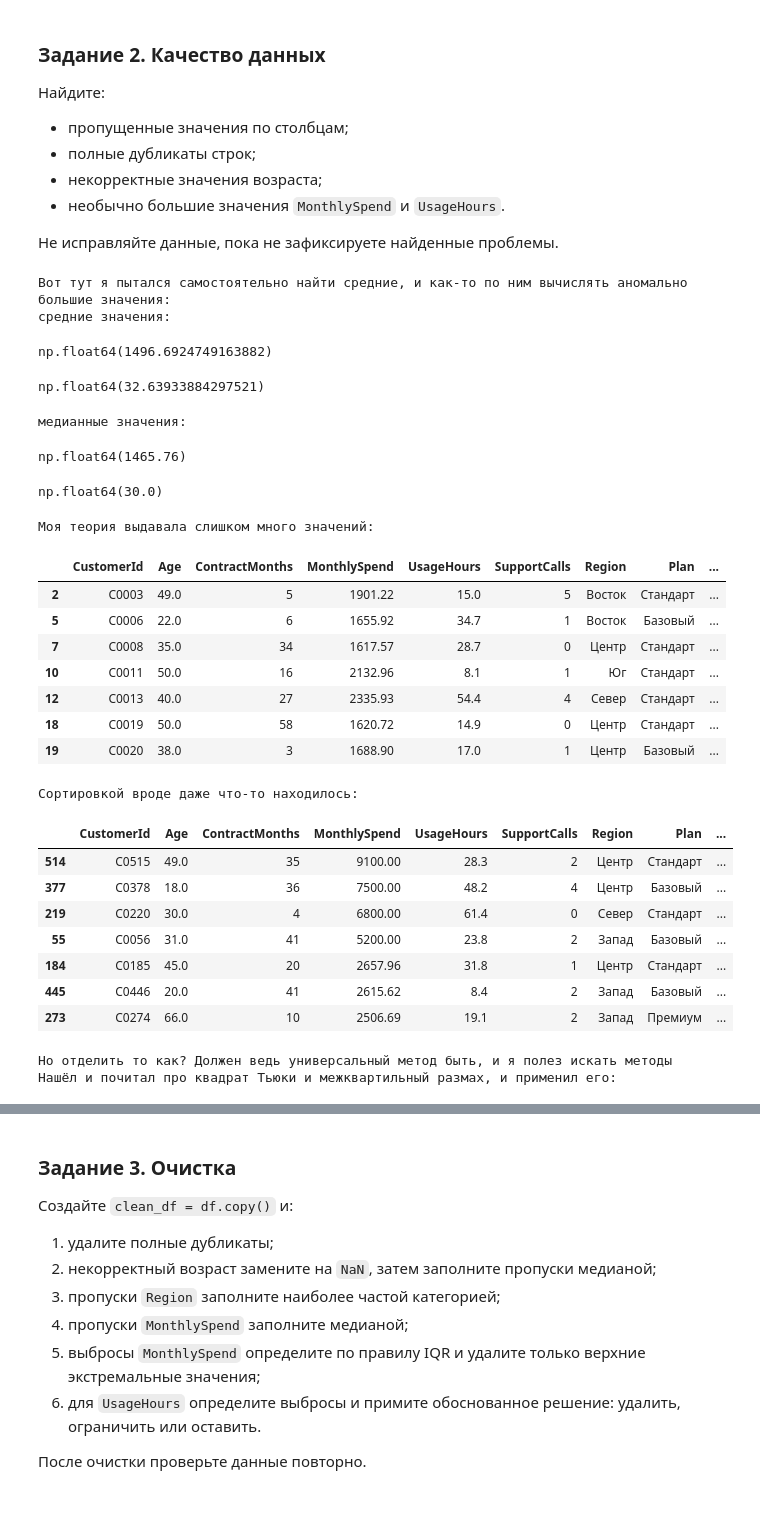
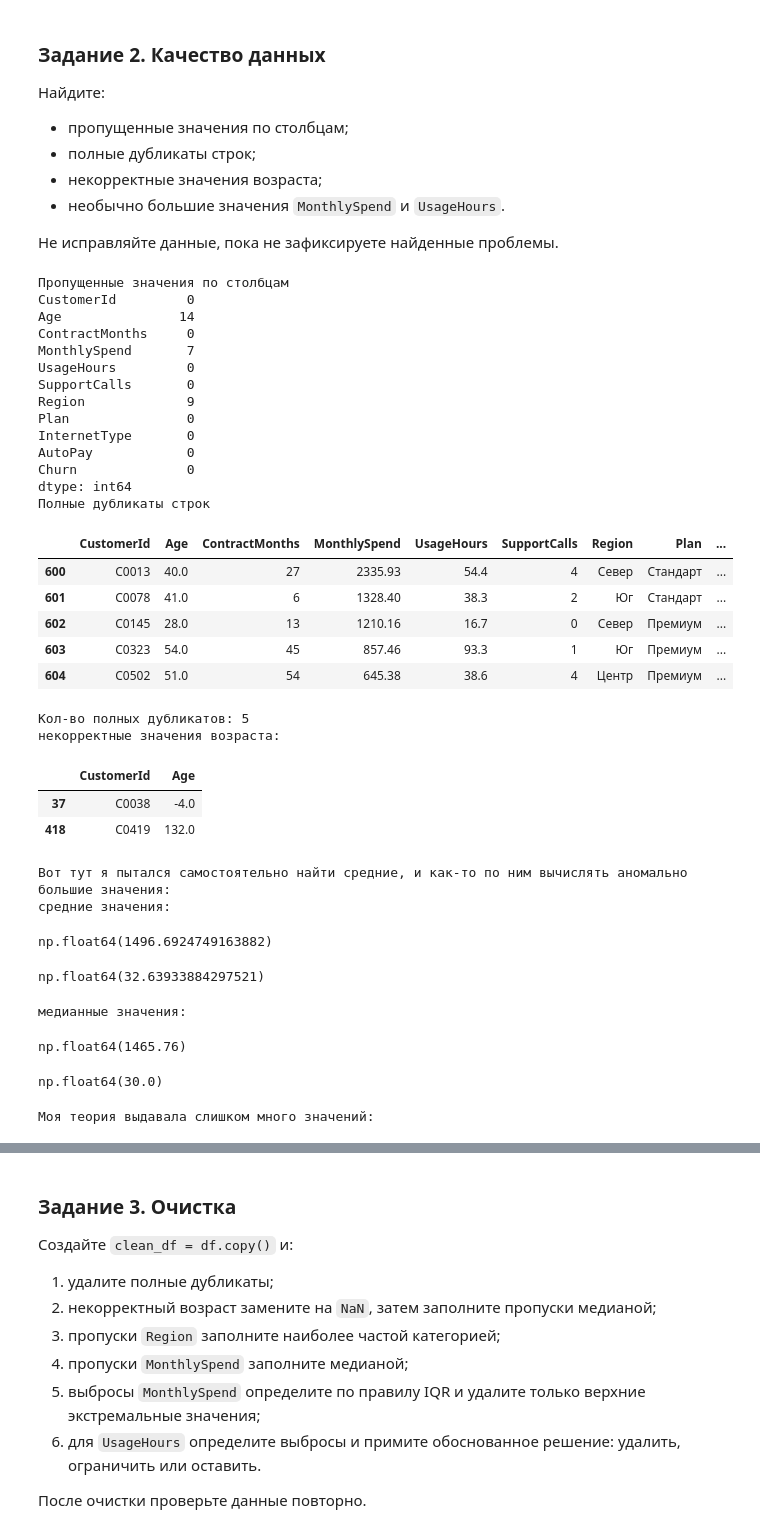
Before and after one commit to PurpleSwtr/asu-ai-environment, a Jupyter notebook: labs/lab1/lab1.ipynb, the cells around one changed output, grey strips where cells are left out. Cells and saved outputs as stored; diff of their text form; code cells hidden in the pictures; blank space fills up the shorter version.

```diff
--- a/labs/lab1/lab1.ipynb
+++ b/labs/lab1/lab1.ipynb
@@ -55,20 +80,20 @@ print(df.tail())
 
 Не исправляйте данные, пока не зафиксируете найденные проблемы.
 # %%
-# print("Пропущенные значения по столбцам")
-# print(df.isnull().sum())
+print("Пропущенные значения по столбцам")
+print(df.isnull().sum())
 
-# print("Полные дубликаты строк")
+print("Полные дубликаты строк")
 
-# duplicates = df[df.duplicated()]
-# display(duplicates)
-# print("Кол-во полных дубликатов:", df.duplicated().sum())
+duplicates = df[df.duplicated()]
+display(duplicates)
+print("Кол-во полных дубликатов:", df.duplicated().sum())
 
-# print("некорректные значения возраста:")
-# invalid_age = df[(df['Age'] < 0) | (df['Age'] > 100)]
+print("некорректные значения возраста:")
+invalid_age = df[(df['Age'] < 0) | (df['Age'] > 100)]
 
-# if len(invalid_age) > 0:
-#     display(invalid_age[['CustomerId', 'Age']])
+if len(invalid_age) > 0:
+    display(invalid_age[['CustomerId', 'Age']])
 
 print("Вот тут я пытался самостоятельно найти средние, и как-то по ним вычислять аномально большие значения:")
 
@@ -98,57 +123,63 @@ print("Но отделить то как? Должен ведь универса
 print("Нашёл и почитал про квадрат Тьюки и межквартильный размах, и применил его:")
 
 # MonthlySpend
 Q1 = df['MonthlySpend'].quantile(0.25)
 Q3 = df['MonthlySpend'].quantile(0.75)
 IQR = Q3 - Q1
 upper = Q3 + 1.5 * IQR
 unusual_spend = df[df['MonthlySpend'] > upper]
 display(unusual_spend[['MonthlySpend']])
 
 print("Хоть это и эмпирически верное решение, но я подумал что коэффициент лучше докрутить до 1.7 минимум, потому что я не считаю что 2657.96 или 2615.62 это анимально большие значения")
 
 print("И да, наверное в анализе данных или ml потеря условно пары верхних значений не критична, поэтому берут 1.5, но 1.7 в данном контексте дало более точные результаты")
 
 print("Создал метод специальный для этого")
 
 def interquartile(df, by_row: str):
     _df = df
     Q1 = _df[by_row].quantile(0.25)
     Q3 = _df[by_row].quantile(0.75)
     IQR = Q3 - Q1
     upper = Q3 + 1.7 * IQR
     unusual_spend = _df[_df[by_row] > upper]
     display(unusual_spend[[by_row]])
 
 print('итого:')
 
 interquartile(df=df, by_row='MonthlySpend')
 interquartile(df=df, by_row='UsageHours')
 # %% [output]
-Вот тут я пытался самостоятельно найти средние, и как-то по ним вычислять аномально большие значения:
-средние значения:
+Пропущенные значения по столбцам
+CustomerId         0
+Age               14
+ContractMonths     0
+MonthlySpend       7
+UsageHours         0
+SupportCalls       0
+Region             9
+Plan               0
+InternetType       0
+AutoPay            0
+Churn              0
+dtype: int64
+Полные дубликаты строк
+|  | CustomerId | Age | ContractMonths | MonthlySpend | UsageHours | SupportCalls | Region | Plan | ... |
+| 600 | C0013 | 40.0 | 27 | 2335.93 | 54.4 | 4 | Север | Стандарт | ... |
+| 601 | C0078 | 41.0 | 6 | 1328.40 | 38.3 | 2 | Юг | Стандарт | ... |
+| 602 | C0145 | 28.0 | 13 | 1210.16 | 16.7 | 0 | Север | Премиум | ... |
+| 603 | C0323 | 54.0 | 45 | 857.46 | 93.3 | 1 | Юг | Премиум | ... |
+| 604 | C0502 | 51.0 | 54 | 645.38 | 38.6 | 4 | Центр | Премиум | ... |
-np.float64(1496.6924749163882)
+Кол-во полных дубликатов: 5
+некорректные значения возраста:
+|  | CustomerId | Age |
+| 37 | C0038 | -4.0 |
+| 418 | C0419 | 132.0 |
-np.float64(32.63933884297521)
+Вот тут я пытался самостоятельно найти средние, и как-то по ним вычислять аномально большие значения:
+средние значения:
-медианные значения:
+np.float64(1496.6924749163882)
-np.float64(1465.76)
+np.float64(32.63933884297521)
-np.float64(30.0)
+медианные значения:
-Моя теория выдавала слишком много значений:
+np.float64(1465.76)
-|  | CustomerId | Age | ContractMonths | MonthlySpend | UsageHours | SupportCalls | Region | Plan | ... |
-| 2 | C0003 | 49.0 | 5 | 1901.22 | 15.0 | 5 | Восток | Стандарт | ... |
-| 5 | C0006 | 22.0 | 6 | 1655.92 | 34.7 | 1 | Восток | Базовый | ... |
-| 7 | C0008 | 35.0 | 34 | 1617.57 | 28.7 | 0 | Центр | Стандарт | ... |
-| 10 | C0011 | 50.0 | 16 | 2132.96 | 8.1 | 1 | Юг | Стандарт | ... |
-| 12 | C0013 | 40.0 | 27 | 2335.93 | 54.4 | 4 | Север | Стандарт | ... |
-| 18 | C0019 | 50.0 | 58 | 1620.72 | 14.9 | 0 | Центр | Стандарт | ... |
-| 19 | C0020 | 38.0 | 3 | 1688.90 | 17.0 | 1 | Центр | Базовый | ... |
-Сортировкой вроде даже что-то находилось:
+np.float64(30.0)
-|  | CustomerId | Age | ContractMonths | MonthlySpend | UsageHours | SupportCalls | Region | Plan | ... |
-| 514 | C0515 | 49.0 | 35 | 9100.00 | 28.3 | 2 | Центр | Стандарт | ... |
-| 377 | C0378 | 18.0 | 36 | 7500.00 | 48.2 | 4 | Центр | Базовый | ... |
-| 219 | C0220 | 30.0 | 4 | 6800.00 | 61.4 | 0 | Север | Стандарт | ... |
-| 55 | C0056 | 31.0 | 41 | 5200.00 | 23.8 | 2 | Запад | Базовый | ... |
-| 184 | C0185 | 45.0 | 20 | 2657.96 | 31.8 | 1 | Центр | Стандарт | ... |
-| 445 | C0446 | 20.0 | 41 | 2615.62 | 8.4 | 2 | Запад | Базовый | ... |
-| 273 | C0274 | 66.0 | 10 | 2506.69 | 19.1 | 2 | Запад | Премиум | ... |
-Но отделить то как? Должен ведь универсальный метод быть, и я полез искать методы
-Нашёл и почитал про квадрат Тьюки и межквартильный размах, и применил его:
+Моя теория выдавала слишком много значений:
```
Also changed, not shown: parts of 4 cells of this notebook.
